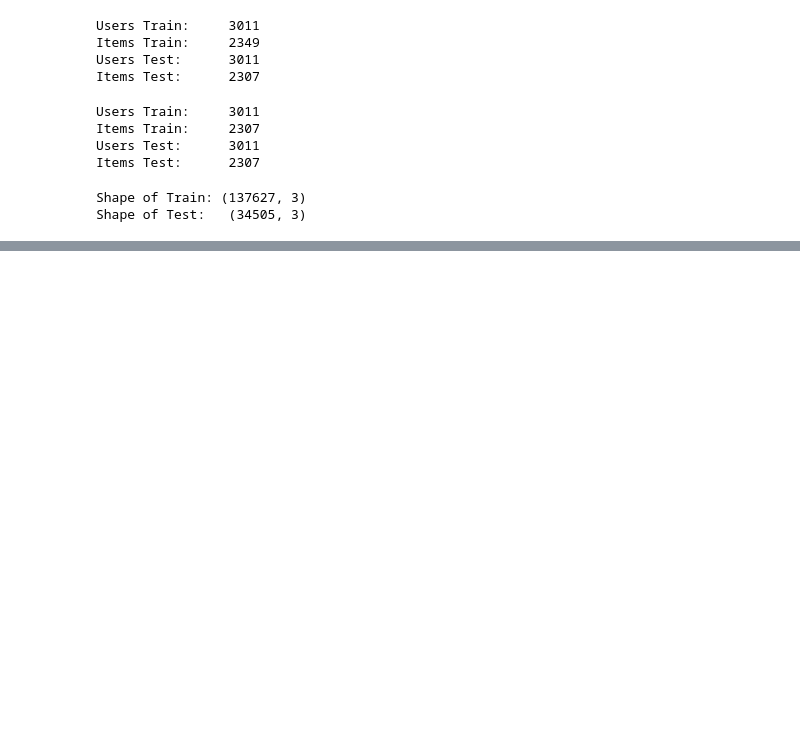
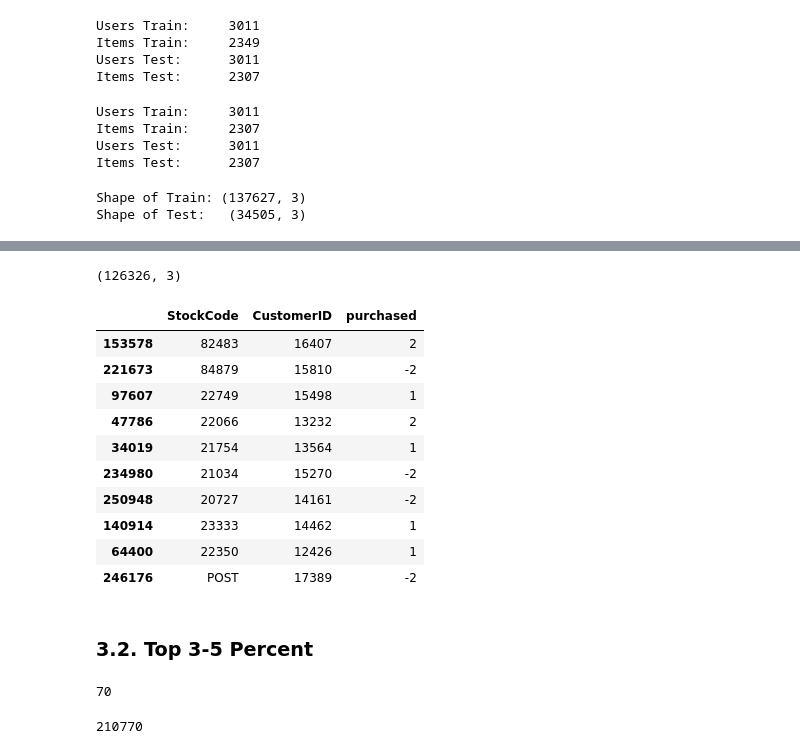
Before and after one commit to uadR1/Master-Thesis-Building-and-Evaluating-Candidate-Generation-Models-with-Neural-Networks, a Jupyter notebook: 02_Data_Preparation/02_RecSys_Preparation.ipynb, the cells around one changed output, grey strips where cells are left out. Drawn from its saved outputs; the diff is of its cells as text; code cells hidden in the pictures; blank space fills up the shorter version.

```diff
--- a/02_Data_Preparation/02_RecSys_Preparation.ipynb
+++ b/02_Data_Preparation/02_RecSys_Preparation.ipynb
@@ -127,0 +213,6 @@ test.to_csv('../00_Data/rec_sys_binary_test.csv')
+# %%
+# Filter Out best Items
+df_top2_items = df_items[df_items['Purchases'] >= df_items['Purchases'].quantile(0.98)]
+
+# Number of top Items
+df_top2_items.shape[0]
@@ -127,0 +221,6 @@ test.to_csv('../00_Data/rec_sys_binary_test.csv')
+# %%
+# Save top Items in an array
+top2_perc_items = df_top2_items['StockCode'].unique()
+
+# Save all Users from df_rating in an array
+all_users = df_ratings['CustomerID'].unique()
@@ -127,0 +249,6 @@ test.to_csv('../00_Data/rec_sys_binary_test.csv')
+# %%
+# Insert a -1 in a new column as value for all rows
+top_potential_purchases['purchased'] = -2
+
+# Sanity check
+top_potential_purchases.head()
@@ -127,0 +262,61 @@ test.to_csv('../00_Data/rec_sys_binary_test.csv')
+# %%
+# Perform an Anti-Join between df_ratings and top_potential_purchases to find out combinations of CustomerID & StockCode that are only in top_potential purchases. Drop duplicates and concatenate to ratings
+
+# Perform the anti join by merging on 'StockCode' and 'CustomerID' using a 'left' join and adding an '_merge' indicator column
+popular_non_bought = top_potential_purchases.merge(df_ratings, on=['StockCode', 'CustomerID'], how='left', indicator=True)
+
+# Keep only the rows where the '_merge' indicator is 'left_only', meaning they only exist in the 'df' dataframe
+popular_non_bought = popular_non_bought[popular_non_bought['_merge'] == 'left_only']
+
+# Drop the '_merge' column and any additional columns from 'df_cancelled' that might have been added during the merge
+popular_non_bought = popular_non_bought.drop(columns=['_merge', 'purchased_y'])
+
+# Reset the index if needed
+popular_non_bought.reset_index(drop=True, inplace=True)
+
+# Rename purchased_x to purchased
+popular_non_bought = popular_non_bought.rename(columns={'purchased_x':'purchased'})
+
+# Check Shape after Ánti Join
+popular_non_bought.shape
+# %% [output]
+(126326, 3)
+# %%
+# Concatenate popular_non_bought with df_ratings
+df_ratings = pd.concat([df_ratings, popular_non_bought], ignore_index=True)
+
+# Check sample
+df_ratings.sample(10)
+# %% [output]
+|  | StockCode | CustomerID | purchased |
+| 153578 | 82483 | 16407 | 2 |
+| 221673 | 84879 | 15810 | -2 |
+| 97607 | 22749 | 15498 | 1 |
+| 47786 | 22066 | 13232 | 2 |
+| 34019 | 21754 | 13564 | 1 |
+| 234980 | 21034 | 15270 | -2 |
+| 250948 | 20727 | 14161 | -2 |
+| 140914 | 23333 | 14462 | 1 |
+| 64400 | 22350 | 12426 | 1 |
+| 246176 | POST | 17389 | -2 |
+# %% [markdown]
+### 3.2. Top 3-5 Percent
+# %%
+# Filter Out best Items
+df_top_3_5_items = df_items[(df_items['Purchases'] >= df_items['Purchases'].quantile(0.95)) & (df_items['Purchases'] < df_items['Purchases'].quantile(0.98)) ]
+
+# Number of top Items
+df_top_3_5_items.shape[0]
+# %% [output]
+70
+# %%
+# Save top Items in an array
+top3_5_perc_items = df_top_3_5_items['StockCode'].unique()
+
+# Save all Users from df_rating in an array
+all_users = df_ratings['CustomerID'].unique()
+
+# For sanity check in the next step multiply length of both arrays. This should later be the shape of dataframe with unique combinations out of both arrays
+len(top3_5_perc_items) * len(all_users)
+# %% [output]
+210770
```
Also changed, not shown: parts of 28 cells of this notebook, 1 other file.
